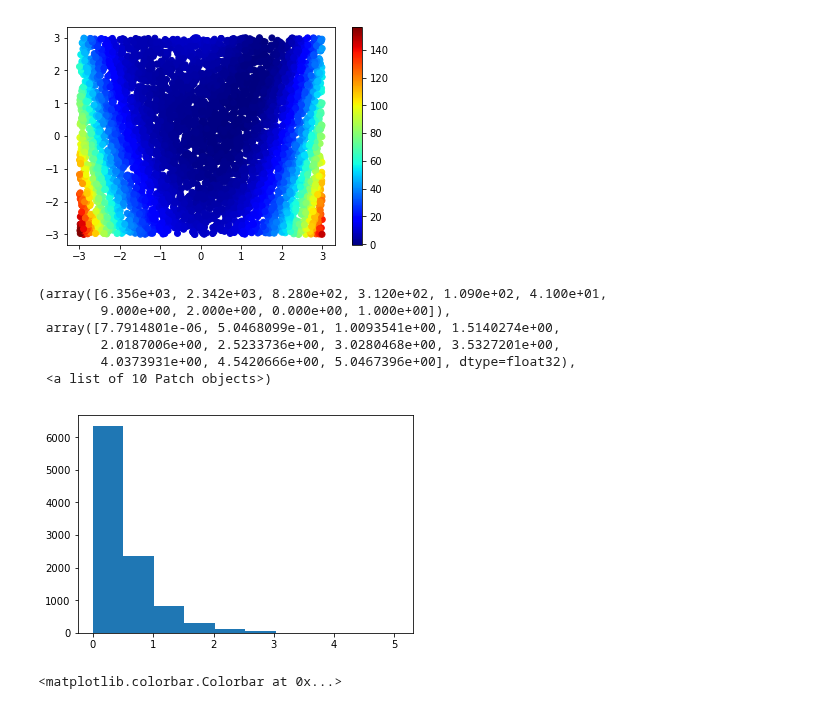
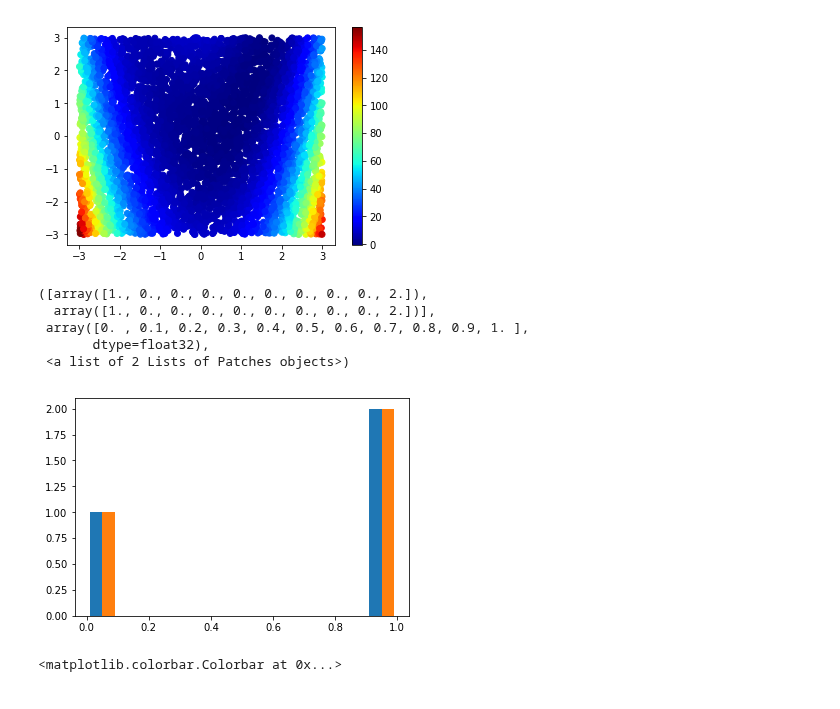
Before and after one commit to SchattenGenie/diff-surrogate, a Jupyter notebook: model_new_interface.ipynb, the cells around one changed output. Cells and saved outputs as stored; diff of their text form; code cells hidden in the pictures.

```diff
--- a/model_new_interface.ipynb
+++ b/model_new_interface.ipynb
@@ -94,16 +102,16 @@ plt.colorbar()
 # %% [output]
 <matplotlib.colorbar.Colorbar at 0x...>
 [figure]
-# %%
-plt.hist(pyro.distributions.Exponential(2).sample([10000]))
-# %% [output]
-(array([6.356e+03, 2.342e+03, 8.280e+02, 3.120e+02, 1.090e+02, 4.100e+01,
-        9.000e+00, 2.000e+00, 0.000e+00, 1.000e+00]),
- array([7.7914801e-06, 5.0468099e-01, 1.0093541e+00, 1.5140274e+00,
-        2.0187006e+00, 2.5233736e+00, 3.0280468e+00, 3.5327201e+00,
-        4.0373931e+00, 4.5420666e+00, 5.0467396e+00], dtype=float32),
- <a list of 10 Patch objects>)
-[figure, removed]
+# %%
+plt.hist(pyro.distributions.RelaxedBernoulli(torch.Tensor([0.0001]),
+                                             probs = torch.Tensor([1,1,0.001])).sample([2]))
+# %% [output]
+([array([1., 0., 0., 0., 0., 0., 0., 0., 0., 2.]),
+  array([1., 0., 0., 0., 0., 0., 0., 0., 0., 2.])],
+ array([0. , 0.1, 0.2, 0.3, 0.4, 0.5, 0.6, 0.7, 0.8, 0.9, 1. ],
+       dtype=float32),
+ <a list of 2 Lists of Patches objects>)
+[figure, added]
 # %%
 from model import GaussianMixtureHumpModel, YModel
 # %%
```
Also changed, not shown: parts of 10 cells of this notebook, 10 other files.
